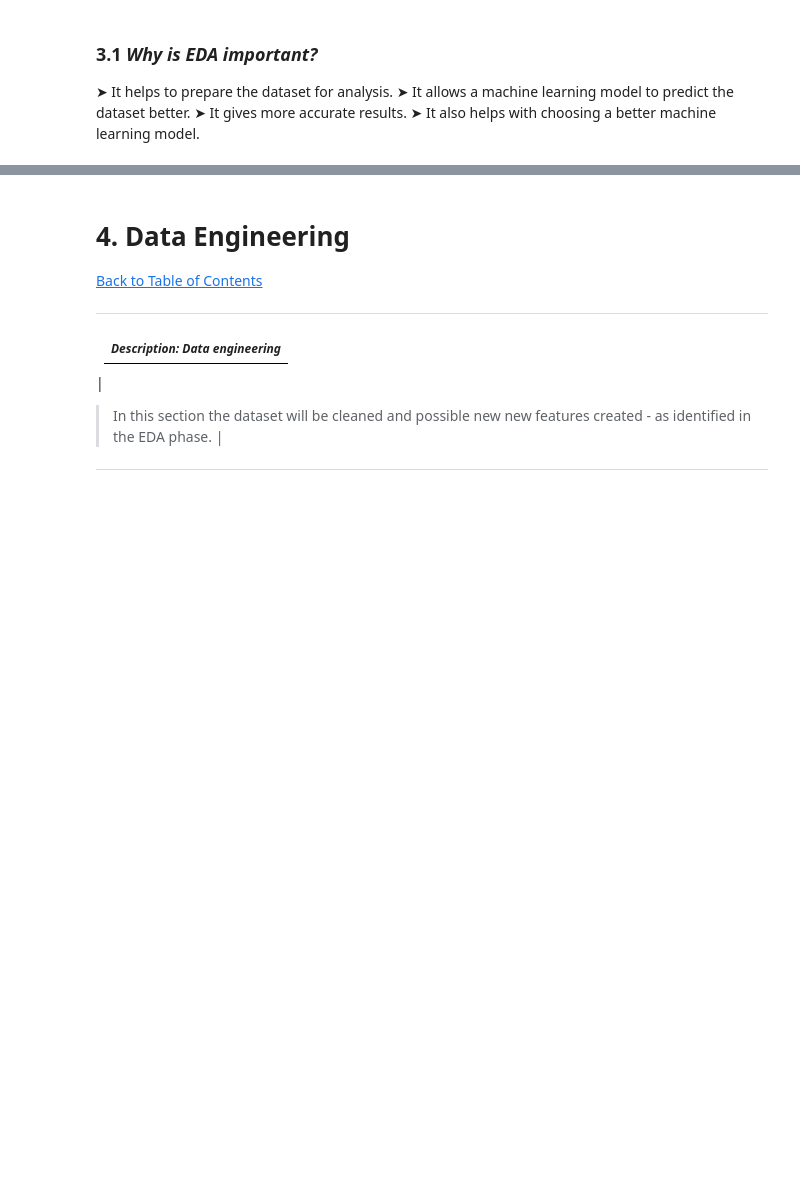
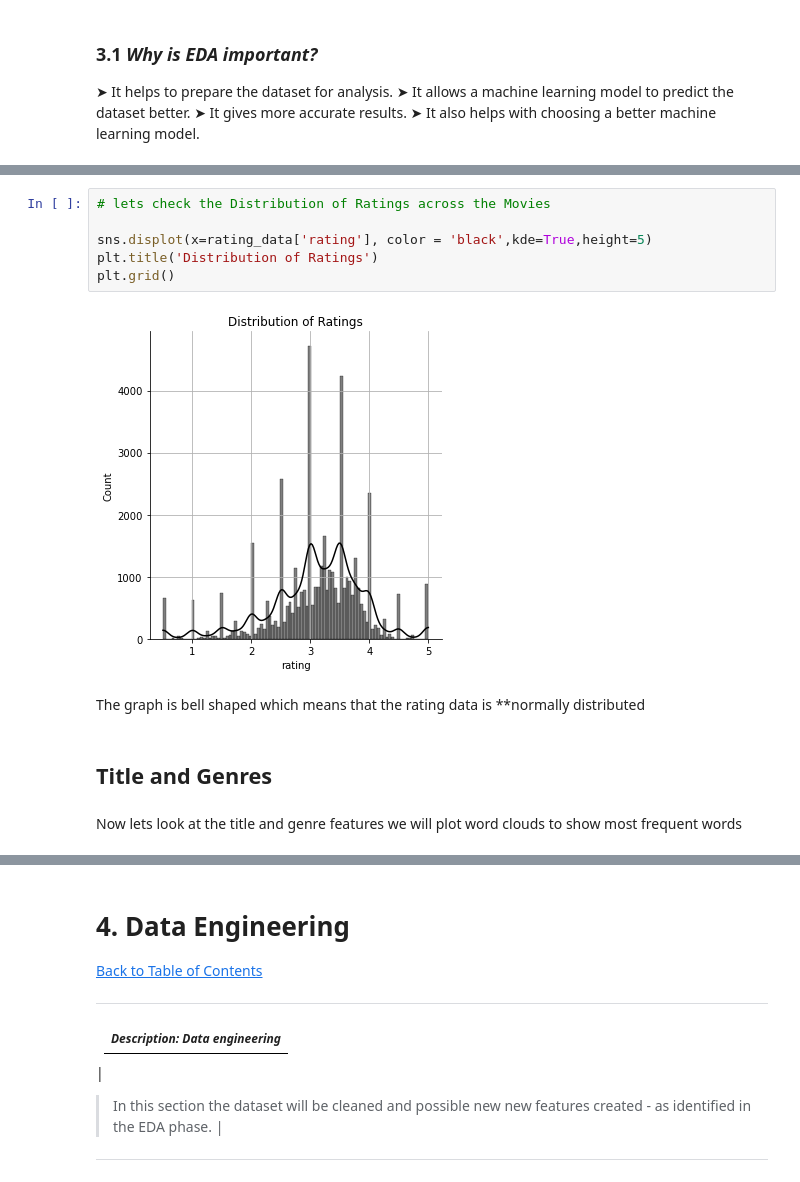
Before and after one commit to CaitMc/Team_ES2_Unsupervised_Predict, a Jupyter notebook: Team ES2 Unsupervised Predict.ipynb, the cells around one changed output, grey strips where cells are left out. Saved outputs shown, nothing was run; the diff lists cells and outputs as text; blank space fills up the shorter version.

```diff
--- a/Team ES2 Unsupervised Predict.ipynb
+++ b/Team ES2 Unsupervised Predict.ipynb
@@ -566,0 +546,14 @@ dtype: int64
+# %%
+# lets check the Distribution of Ratings across the Movies
+
+sns.displot(x=rating_data['rating'], color = 'black',kde=True,height=5)
+plt.title('Distribution of Ratings')
+plt.grid()
+# %% [output]
+[figure, added]
+# %% [markdown]
+The graph is bell shaped which means that the rating data is **normally distributed
+# %% [markdown]
+## Title and Genres
+# %% [markdown]
+Now lets look at the title and genre features we will plot word clouds to show most frequent words
```
Also changed, not shown: parts of 89 cells of this notebook.
